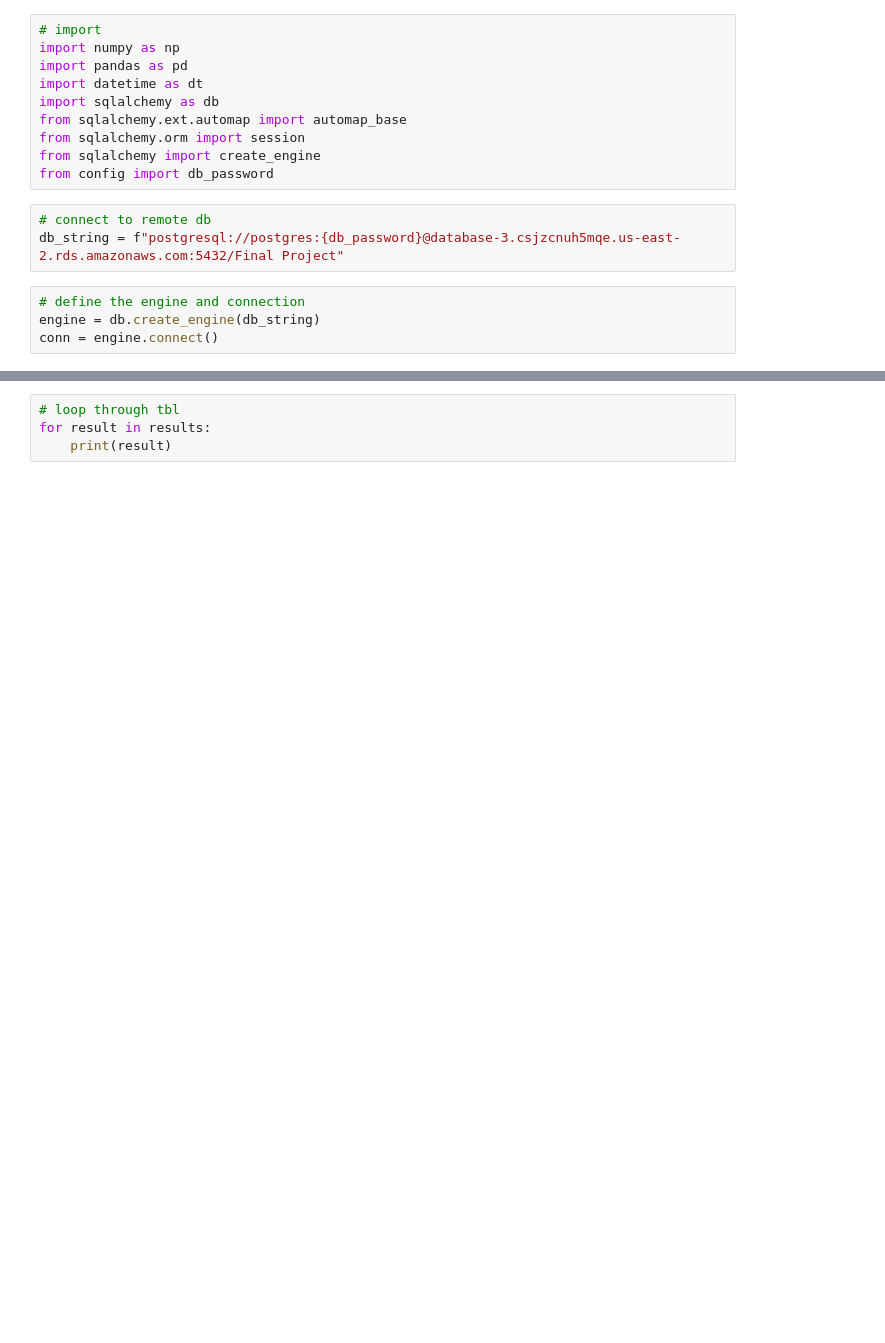
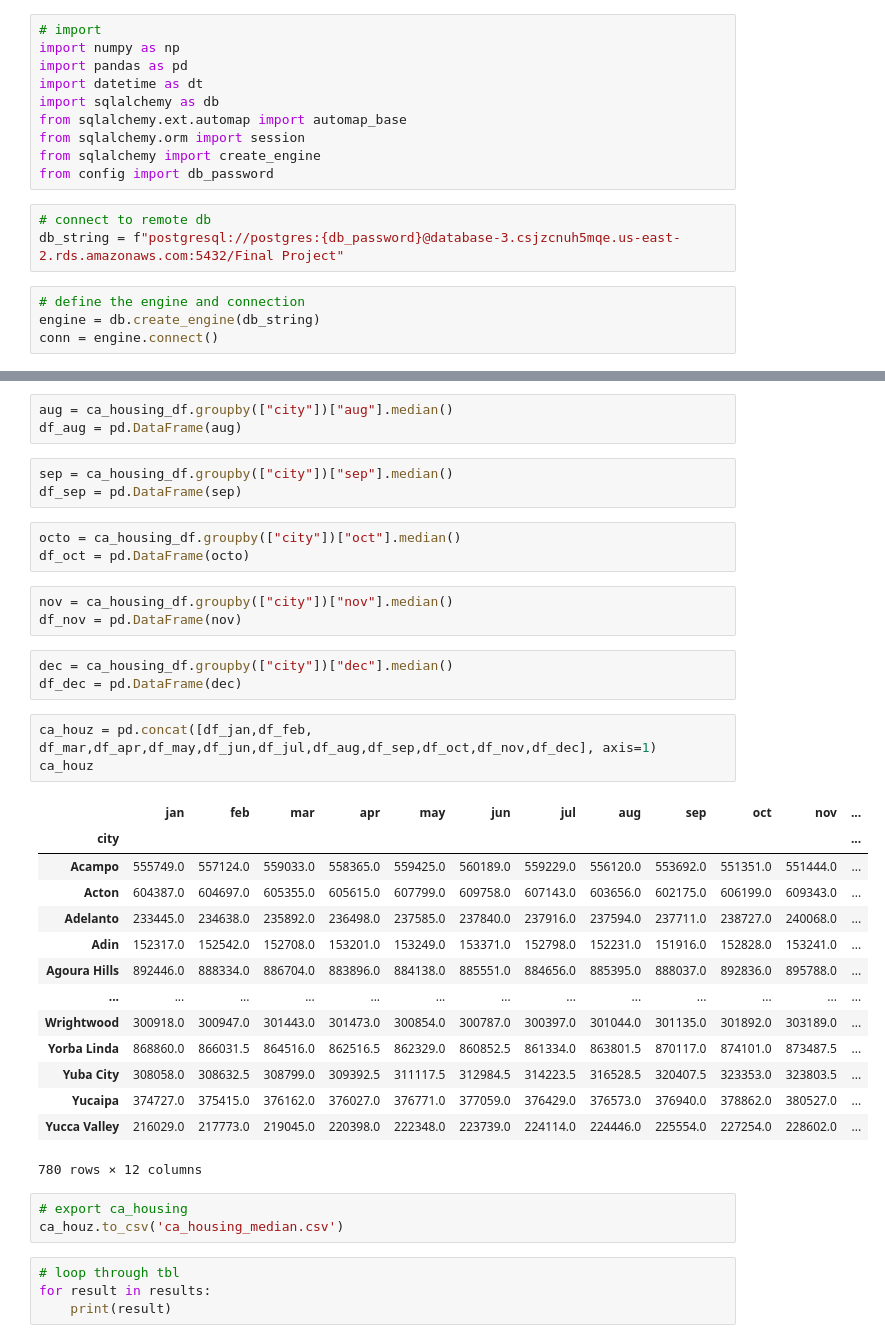
Before and after one commit to speddings/crime_housing_analysis, a Jupyter notebook: database-query.ipynb, the cells around one changed output, grey strips where cells are left out. Cells and saved outputs as stored; diff of their text form; blank space fills up the shorter version.

```diff
--- a/database-query.ipynb
+++ b/database-query.ipynb
@@ -38,3 +80,39 @@ ca_fire_df
+# %%
+aug = ca_housing_df.groupby(["city"])["aug"].median()
+df_aug = pd.DataFrame(aug)
+# %%
+sep = ca_housing_df.groupby(["city"])["sep"].median()
+df_sep = pd.DataFrame(sep)
+# %%
+octo = ca_housing_df.groupby(["city"])["oct"].median()
+df_oct = pd.DataFrame(octo)
+# %%
+nov = ca_housing_df.groupby(["city"])["nov"].median()
+df_nov = pd.DataFrame(nov)
+# %%
+dec = ca_housing_df.groupby(["city"])["dec"].median()
+df_dec = pd.DataFrame(dec)
+# %%
+ca_houz = pd.concat([df_jan,df_feb, df_mar,df_apr,df_may,df_jun,df_jul,df_aug,df_sep,df_oct,df_nov,df_dec], axis=1)
+ca_houz
+# %% [output]
+|  | jan | feb | mar | apr | may | jun | jul | aug | sep | oct | nov | ... |
+| city |  |  |  |  |  |  |  |  |  |  |  | ... |
+| Acampo | 555749.0 | 557124.0 | 559033.0 | 558365.0 | 559425.0 | 560189.0 | 559229.0 | 556120.0 | 553692.0 | 551351.0 | 551444.0 | ... |
+| Acton | 604387.0 | 604697.0 | 605355.0 | 605615.0 | 607799.0 | 609758.0 | 607143.0 | 603656.0 | 602175.0 | 606199.0 | 609343.0 | ... |
+| Adelanto | 233445.0 | 234638.0 | 235892.0 | 236498.0 | 237585.0 | 237840.0 | 237916.0 | 237594.0 | 237711.0 | 238727.0 | 240068.0 | ... |
+| Adin | 152317.0 | 152542.0 | 152708.0 | 153201.0 | 153249.0 | 153371.0 | 152798.0 | 152231.0 | 151916.0 | 152828.0 | 153241.0 | ... |
+| Agoura Hills | 892446.0 | 888334.0 | 886704.0 | 883896.0 | 884138.0 | 885551.0 | 884656.0 | 885395.0 | 888037.0 | 892836.0 | 895788.0 | ... |
+| ... | ... | ... | ... | ... | ... | ... | ... | ... | ... | ... | ... | ... |
+| Wrightwood | 300918.0 | 300947.0 | 301443.0 | 301473.0 | 300854.0 | 300787.0 | 300397.0 | 301044.0 | 301135.0 | 301892.0 | 303189.0 | ... |
+| Yorba Linda | 868860.0 | 866031.5 | 864516.0 | 862516.5 | 862329.0 | 860852.5 | 861334.0 | 863801.5 | 870117.0 | 874101.0 | 873487.5 | ... |
+| Yuba City | 308058.0 | 308632.5 | 308799.0 | 309392.5 | 311117.5 | 312984.5 | 314223.5 | 316528.5 | 320407.5 | 323353.0 | 323803.5 | ... |
+| Yucaipa | 374727.0 | 375415.0 | 376162.0 | 376027.0 | 376771.0 | 377059.0 | 376429.0 | 376573.0 | 376940.0 | 378862.0 | 380527.0 | ... |
+| Yucca Valley | 216029.0 | 217773.0 | 219045.0 | 220398.0 | 222348.0 | 223739.0 | 224114.0 | 224446.0 | 225554.0 | 227254.0 | 228602.0 | ... |
+780 rows × 12 columns
+# %%
+# export ca_housing
+ca_houz.to_csv('ca_housing_median.csv')
 # %%
 # loop through tbl
 for result in results:
```
Also changed, not shown: parts of 12 cells of this notebook.
